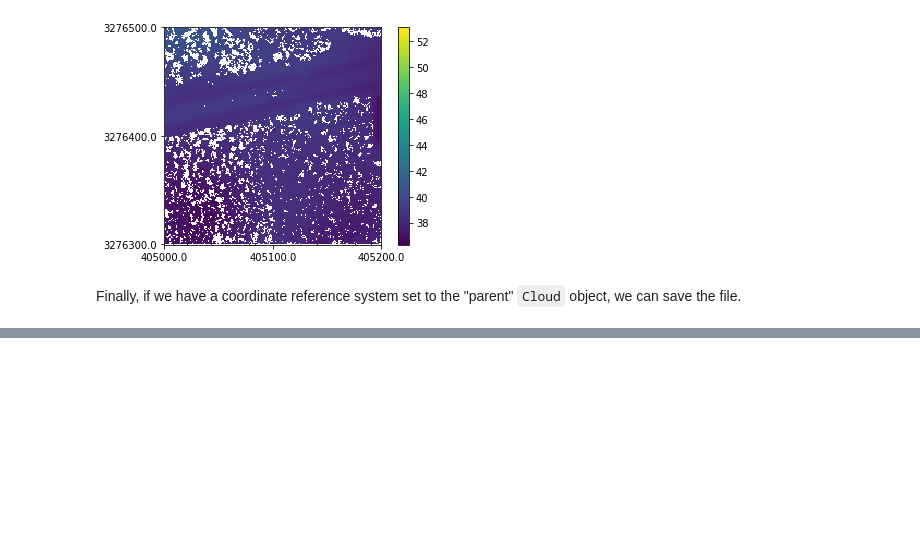
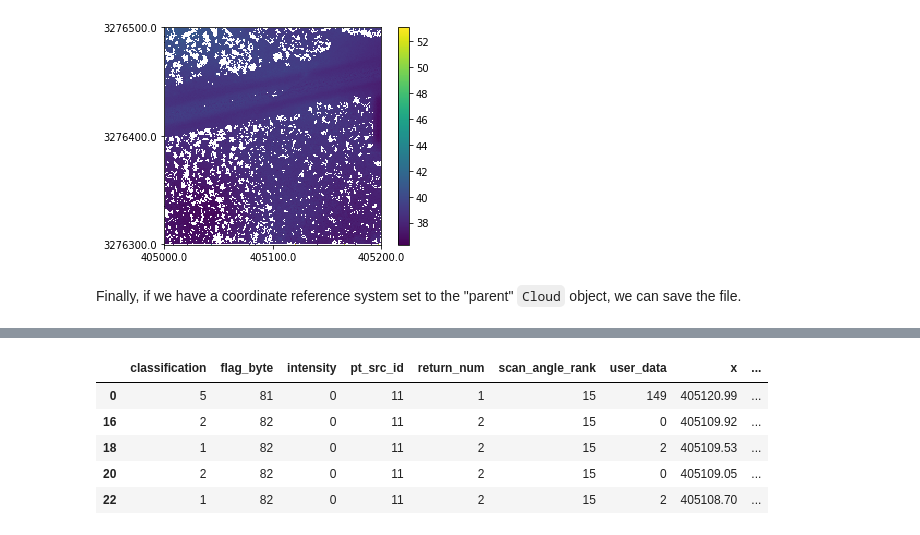
Before and after one commit to brycefrank/pyfor, a Jupyter notebook: samples/Ground Filters, Bare Earth Models, and Normalization.ipynb, the cells around one changed output, grey strips where cells are left out. Drawn from its saved outputs; the diff is of its cells as text; code cells hidden in the pictures; blank space fills up the shorter version.

```diff
--- a/samples/Ground Filters, Bare Earth Models, and Normalization.ipynb
+++ b/samples/Ground Filters, Bare Earth Models, and Normalization.ipynb
@@ -78,0 +85,10 @@ bem.write("my_bem.tif")
+# %%
+ground = kp_filter.ground_points
+ground.data.points.head()
+# %% [output]
+|  | classification | flag_byte | intensity | pt_src_id | return_num | scan_angle_rank | user_data | x | ... |
+| 0 | 5 | 81 | 0 | 11 | 1 | 15 | 149 | 405120.99 | ... |
+| 16 | 2 | 82 | 0 | 11 | 2 | 15 | 0 | 405109.92 | ... |
+| 18 | 1 | 82 | 0 | 11 | 2 | 15 | 2 | 405109.53 | ... |
+| 20 | 2 | 82 | 0 | 11 | 2 | 15 | 0 | 405109.05 | ... |
+| 22 | 1 | 82 | 0 | 11 | 2 | 15 | 2 | 405108.70 | ... |
```
Also changed, not shown: parts of 3 cells of this notebook.
